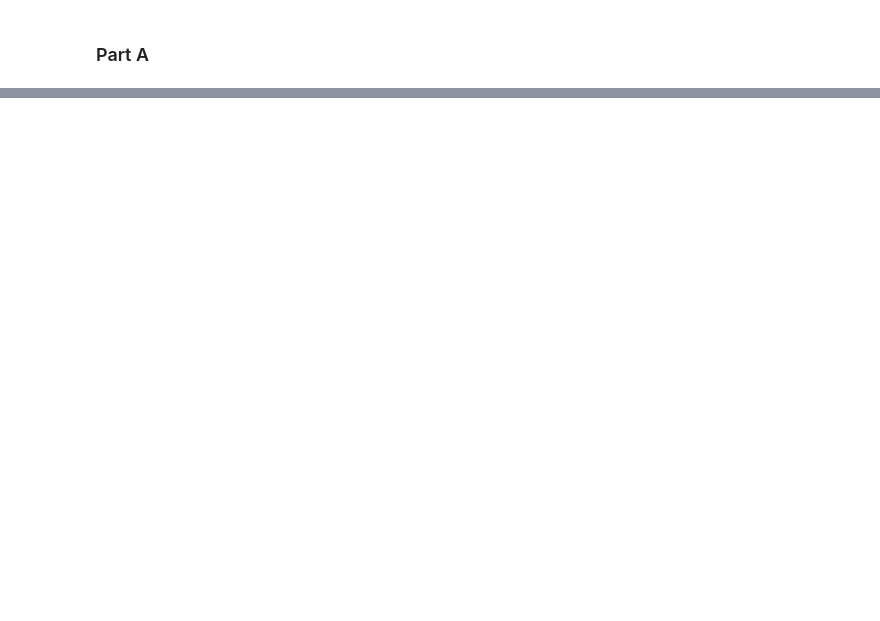
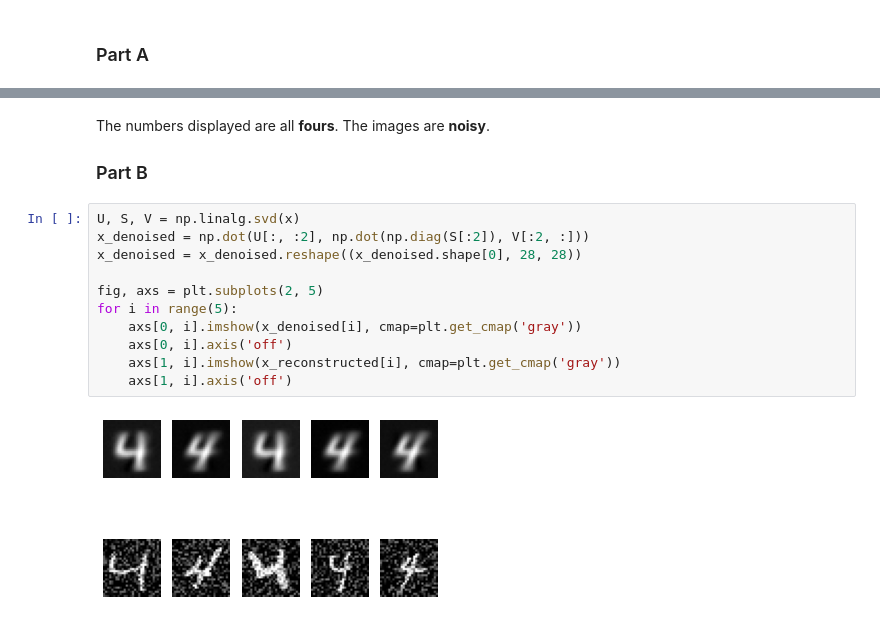
Before and after one commit to rickdgray/Advanced_Predictive_Models, a Jupyter notebook: Homework 8/H8Q1.ipynb, the cells around one changed output, grey strips where cells are left out. Drawn from its saved outputs; the diff is of its cells as text; blank space fills up the shorter version.

```diff
--- a/Homework 8/H8Q1.ipynb
+++ b/Homework 8/H8Q1.ipynb
@@ -25,0 +20,17 @@ ModuleNotFoundError: No module named 'keras'
+# %% [markdown]
+The numbers displayed are all __fours__. The images are __noisy__.
+
+### Part B
+# %%
+U, S, V = np.linalg.svd(x)
+x_denoised = np.dot(U[:, :2], np.dot(np.diag(S[:2]), V[:2, :]))
+x_denoised = x_denoised.reshape((x_denoised.shape[0], 28, 28))
+
+fig, axs = plt.subplots(2, 5)
+for i in range(5):
+    axs[0, i].imshow(x_denoised[i], cmap=plt.get_cmap('gray'))
+    axs[0, i].axis('off')
+    axs[1, i].imshow(x_reconstructed[i], cmap=plt.get_cmap('gray'))
+    axs[1, i].axis('off')
+# %% [output]
+[figure, added]
```
Also changed, not shown: parts of 5 cells of this notebook, 1 other file.
